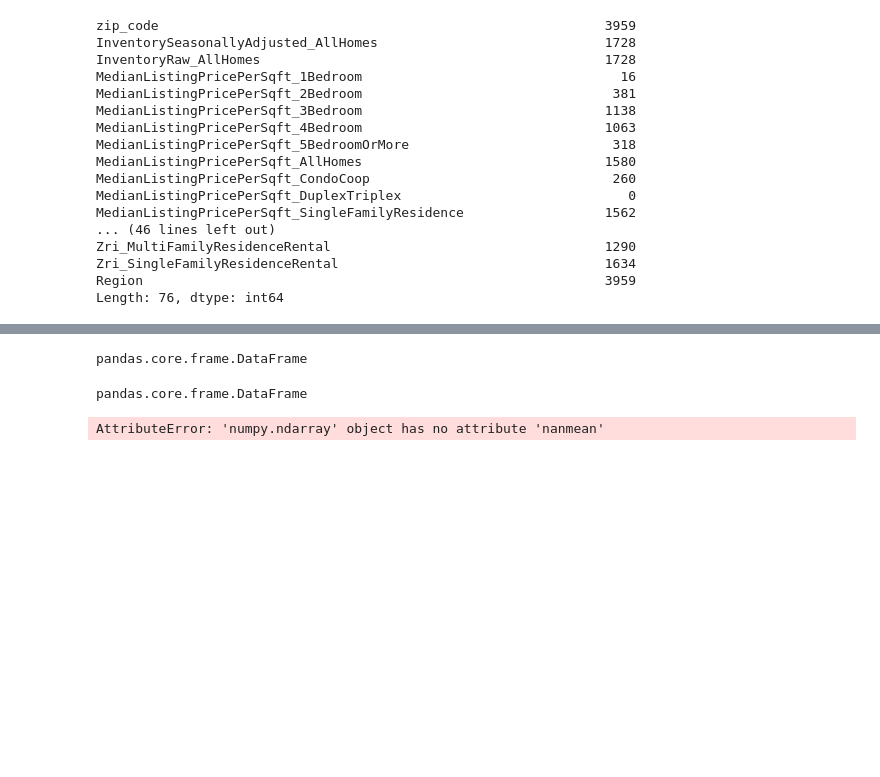
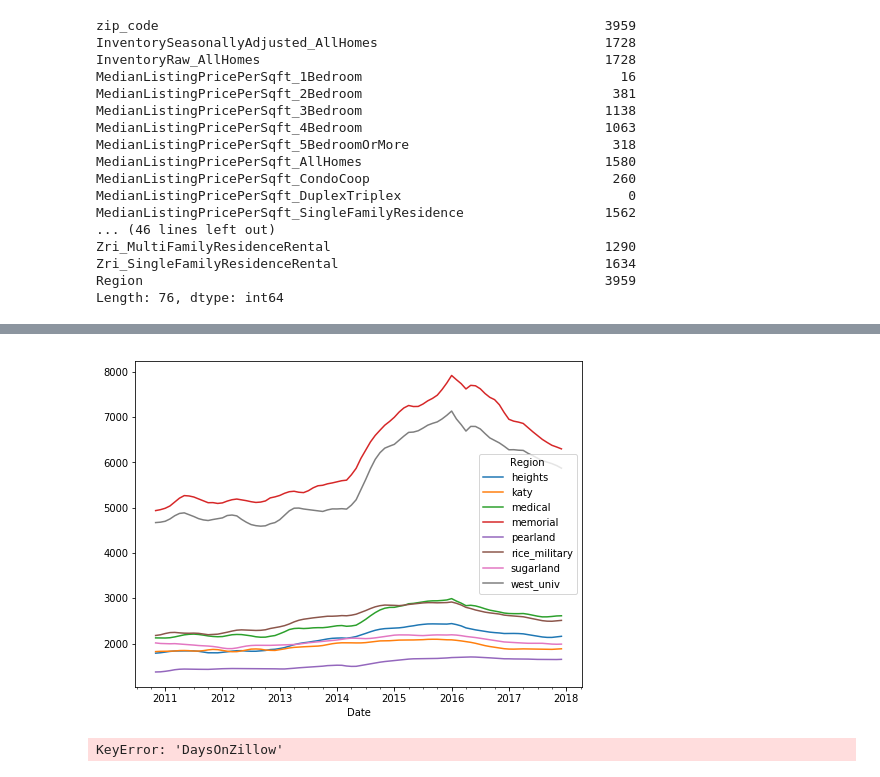
Before and after one commit to cliffrunner/Springboard_Capstone_1, a Jupyter notebook: Capstone_1_predicting_house_price.ipynb, the cells around one changed output, grey strips where cells are left out. Cells and saved outputs as stored; diff of their text form; code cells hidden in the pictures; blank space fills up the shorter version.

Commit message:
using city data instead

```diff
--- a/Capstone_1_predicting_house_price.ipynb
+++ b/Capstone_1_predicting_house_price.ipynb
@@ -7,7 +7,7 @@ import pandas as pd
 import numpy as np
 import matplotlib.pyplot as plt
 # %%
-data_directory = 'data/Zip_time_series.csv'
+data_directory = 'data_zillow_econ/Zip_time_series.csv'
 df = pd.read_csv(data_directory, parse_dates=True, index_col='Date')
 df.shape
 # %% [output]
@@ -112,12 +105,6 @@ Region                                                           3959
 Length: 76, dtype: int64
 # %%
 # averge values categorized by region and date
-def nan_avg(series):
-    if np.all(np.isnan(series)) == True:
-        return np.nan
-    else:
-        return np.nanmean(series)
-
-df_temp = df_houston.groupby(['Region','Date']).apply(np.nan_avg)
-type(df_temp)
+df_temp = df_houston.groupby(['Region','Date']).mean()
+df_temp.tail(20)
 # %% [output]
@@ -173,25 +132,11 @@ dtype: int64
-# %%
-df_temp = df_houston.groupby(['Region','Date'])[['MedianListingPricePerSqft_AllHomes','MedianListingPricePerSqft_1Bedroom']].apply(np.mean)
-type(df_temp)
-# %% [output]
-pandas.core.frame.DataFrame
-# %%
-import pandas as pd
-
-ipl_data = {'Team': ['Riders', 'Riders', 'Devils', 'Devils', 'Kings',
-         'kings', 'Kings', 'Kings', 'Riders', 'Royals', 'Royals', 'Riders'],
-         'Rank': [1, 2, 2, 3, 3,4 ,1 ,1,2 , 4,1,2],
-         'Year': [2014,2015,2014,2015,2014,2015,2016,2017,2016,2014,2015,2017],
-         'Points':[876,789,863,673,741,812,756,788,694,701,804,690]}
-df_test = pd.DataFrame(ipl_data)
-df_test
-df_test = df_test.groupby('Team')[['Year','Points']].mean()
-df_test
-type(df_test)
-# %% [output]
-pandas.core.frame.DataFrame
-# %%
-a = np.array([[1, np.nan], [3, 4]])
-a[0].nanmean()
-# %% [output]
-AttributeError: 'numpy.ndarray' object has no attribute 'nanmean'
+# %%
+df_temp['Zri_SingleFamilyResidenceRental'].plot(figsize=(8,6))
+plt.show()
+# %% [output]
+[figure, added]
+# %%
+df_temp['DaysOnZillow'].plot(figsize=(7,5))
+plt.legend(loc='center left', bbox_to_anchor=(1, 0.5))
+plt.show()
+# %% [output]
+KeyError: 'DaysOnZillow'
```
Also changed, not shown: parts of 22 cells of this notebook.
